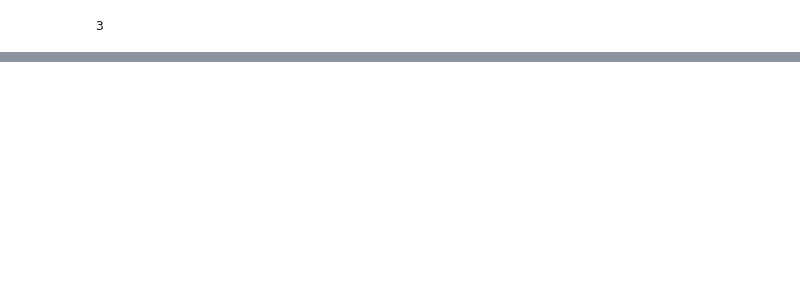
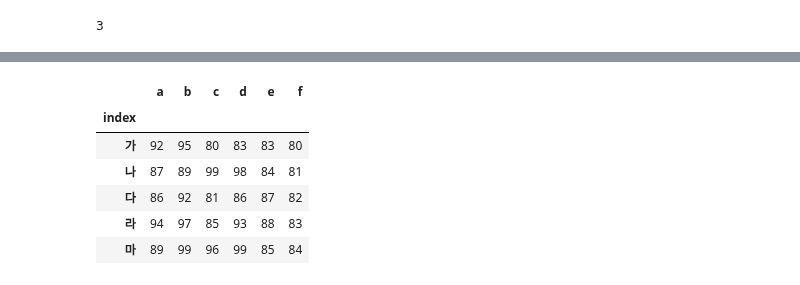
Before and after one commit to kikiru328/CAKD3-Github, a Jupyter notebook: 5. Pandas/20210707/Pandas Data format.ipynb, the cells around one changed output, grey strips where cells are left out. Saved outputs shown, nothing was run; the diff lists cells and outputs as text; code cells hidden in the pictures; blank space fills up the shorter version.

```diff
--- a/5. Pandas/20210707/Pandas Data format.ipynb
+++ b/5. Pandas/20210707/Pandas Data format.ipynb
@@ -406,3 +403,8 @@ df.loc['A','Society']
 df.iloc[0,4]
 # %% [output]
 3
+# %%
+np.random.seed(0)
+data  = np.random.randint(80,100,size=(5,5))
+df = pd.DataFrame(data,columns =list('abcde'))
+df
@@ -408,0 +418,3 @@ df.iloc[0,4]
+# %%
+df1 = df.copy()
+df1
@@ -408,0 +428,3 @@ df.iloc[0,4]
+# %%
+df1['index'] = list('가나다라마')
+df1
@@ -408,0 +438,3 @@ df.iloc[0,4]
+# %%
+df1['f'] = [80,81,82,83,84]
+df1
@@ -408,0 +448,11 @@ df.iloc[0,4]
+# %%
+df2 = df1.set_index('index')
+df2
+# %% [output]
+|  | a | b | c | d | e | f |
+| index |  |  |  |  |  |  |
+| 가 | 92 | 95 | 80 | 83 | 83 | 80 |
+| 나 | 87 | 89 | 99 | 98 | 84 | 81 |
+| 다 | 86 | 92 | 81 | 86 | 87 | 82 |
+| 라 | 94 | 97 | 85 | 93 | 88 | 83 |
+| 마 | 89 | 99 | 96 | 99 | 85 | 84 |
```
Also changed, not shown: parts of 29 cells of this notebook, 5 other files.
